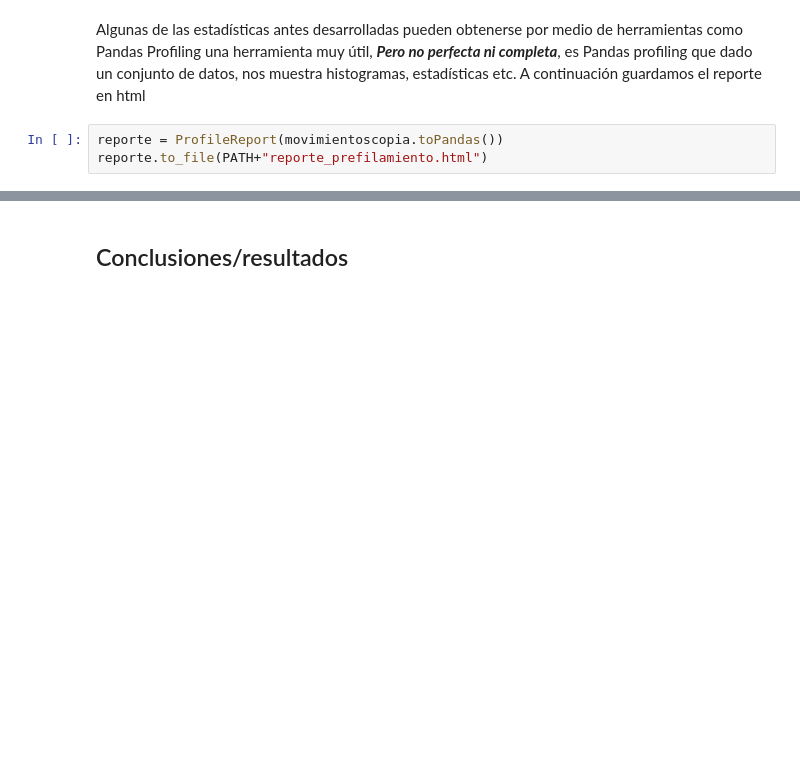
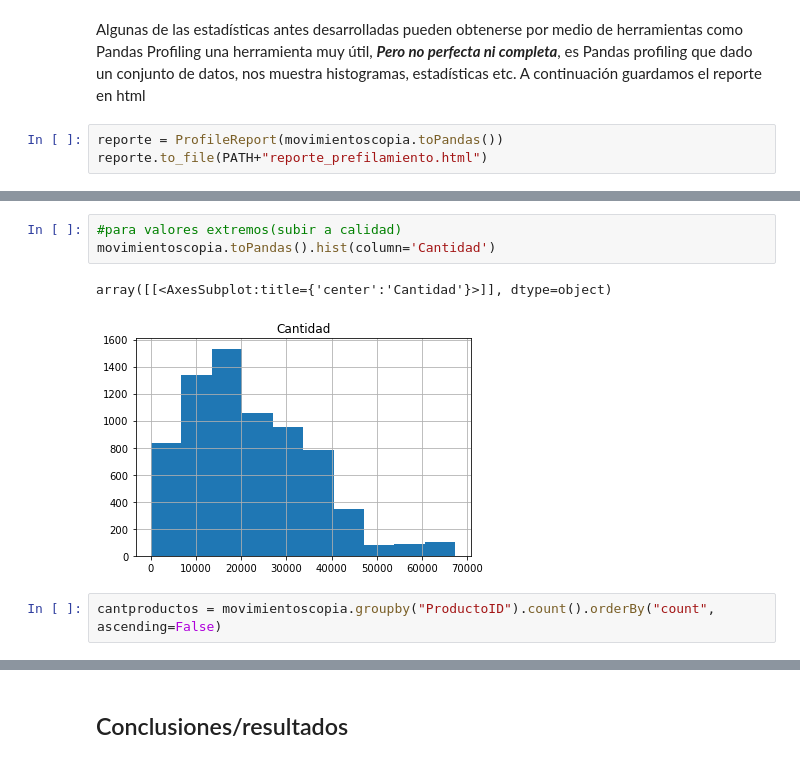
Before and after one commit to mgaitans/entrega_entender_datos, a Jupyter notebook: Entendimiento.ipynb, the cells around one changed output, grey strips where cells are left out. Saved outputs shown, nothing was run; the diff lists cells and outputs as text; blank space fills up the shorter version.

```diff
--- a/Entendimiento.ipynb
+++ b/Entendimiento.ipynb
@@ -192,0 +431,8 @@ reporte.to_file(PATH+"reporte_prefilamiento.html")
+# %%
+#para valores extremos(subir a calidad)
+movimientoscopia.toPandas().hist(column='Cantidad')
+# %% [output]
+array([[<AxesSubplot:title={'center':'Cantidad'}>]], dtype=object)
+[figure, added]
+# %%
+cantproductos = movimientoscopia.groupby("ProductoID").count().orderBy("count", ascending=False)
```
Also changed, not shown: parts of 61 cells of this notebook, 1 other file.
